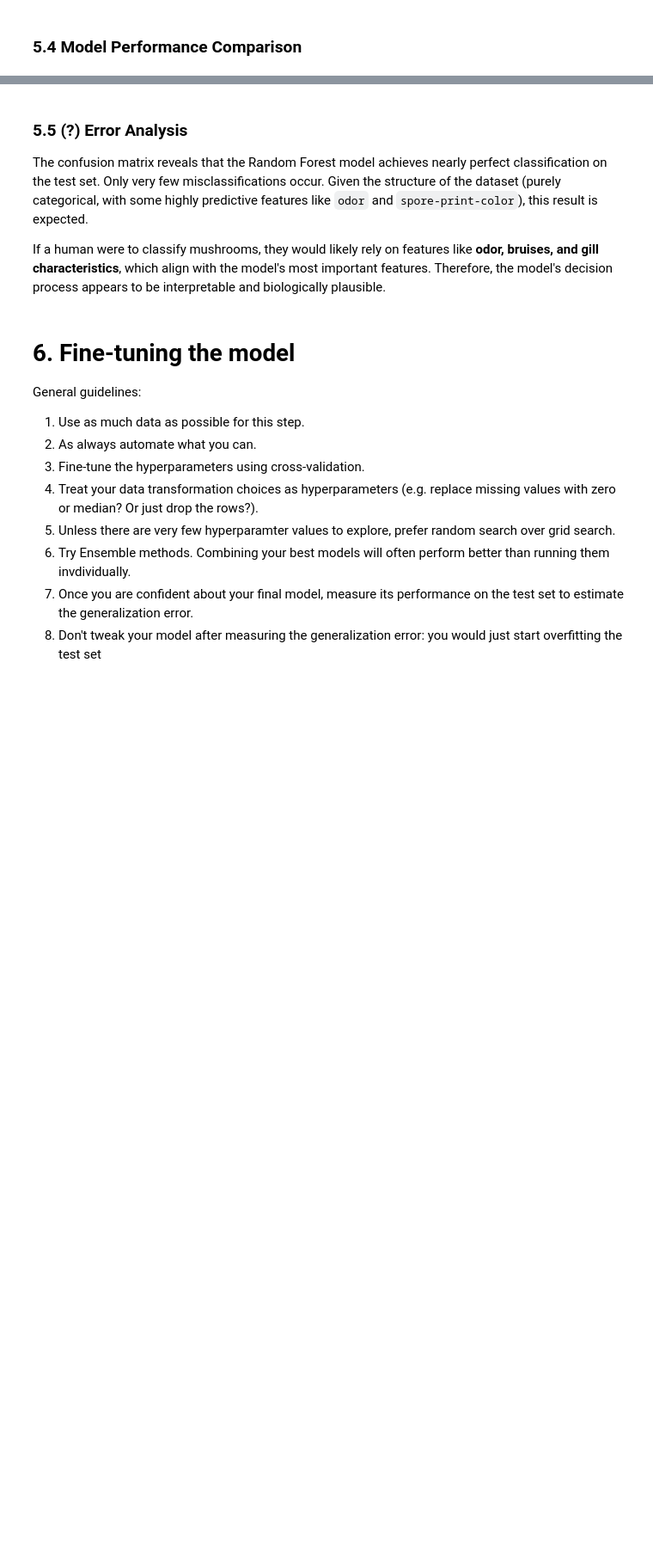
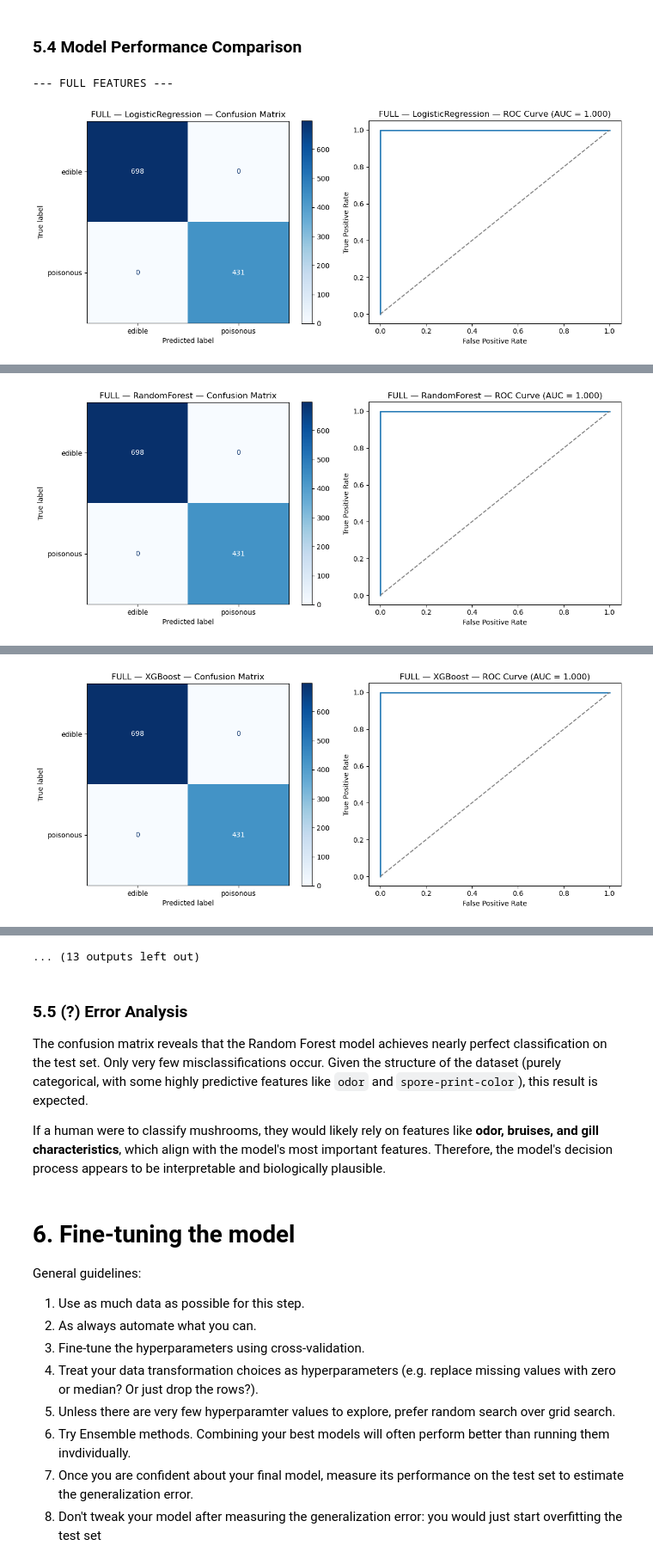
Before and after one commit to alarmedWater/ML, a Jupyter notebook: Abgabe_Gruppe_5/Mushroom Edibility Classification_v3.ipynb, the cells around one changed output, grey strips where cells are left out. Shown at 86% size. Saved outputs shown, nothing was run; the diff lists cells and outputs as text; code cells hidden in the pictures; blank space fills up the shorter version.

```diff
--- a/Abgabe_Gruppe_5/Mushroom Edibility Classification_v3.ipynb
+++ b/Abgabe_Gruppe_5/Mushroom Edibility Classification_v3.ipynb
@@ -687,33 +792,71 @@ def plot_cm_and_roc(clf, X_te, y_te, title):
 # %%
 # FULL FEATURES
 print("\n--- FULL FEATURES ---")
-for name, clf, key in [
-    ('LogisticRegression',      lr_full,    'scl_te'),
-    ('RandomForest',            rf_full,    'ohe_te'),
-    ('XGBoost',                 xgb_full,   'ohe_te'),
-    ('LogisticRegression_tiny', lr_small,   'scl_te'),
-    ('RandomForest_tiny',       rf_small,   'ohe_te'),
-    ('XGBoost_tiny',            xgb_small,  'ohe_te'),
+for name, clf, key, setting in [
+    ('LogisticRegression',      lr_full,   'scl_te',  'baseline'),
+    ('RandomForest',            rf_full,   'ohe_te',  'baseline'),
+    ('XGBoost',                 xgb_full,  'ohe_te',  'baseline'),
+    ('LogisticRegression_tiny', lr_small,  'scl_te',  'small_tuned'),
+    ('RandomForest_tiny',       rf_small,  'ohe_te',  'small_tuned'),
+    ('XGBoost_tiny',            xgb_small, 'ohe_te',  'small_tuned'),
 ]:
-    Xte = prep_all[key]
-    plot_cm_and_roc(clf, Xte, y_test_all, title=f"FULL — {name}")
+    # Test-Features
+    X_te = prep_all[key]
+    # Train-Features: je nachdem ob scaler oder ohe
+    if key == 'scl_te':
+        X_tr, y_tr = prep_all['scl_tr'], y_train_all
+    else:
+        X_tr, y_tr = prep_all['ohe_tr'], y_train_all
+
+    evaluate_and_plot(
+        clf,
+        X_tr, y_tr,
+        X_te, y_test_all,
+        title=f"FULL — {name}",
+        setting_name=setting
+    )
 
 # REDUCED FEATURES
 print("\n--- REDUCED FEATURES ---")
 for name, clf, key in [
-    ('LogisticRegression',      lr_red,        'scl_te'),
-    ('RandomForest',            rf_red,        'ohe_te'),
-    ('XGBoost',                 xgb_red,       'ohe_te'),
+    ('LogisticRegression', lr_red,  'scl_te'),
+    ('RandomForest',       rf_red,  'ohe_te'),
+    ('XGBoost',            xgb_red, 'ohe_te'),
 ]:
-    Xte = prep_red[key]
-    plot_cm_and_roc(clf, Xte, y_test_red, title=f"REDUCED — {name}")
+    X_te = prep_red[key]
+    if key == 'scl_te':
+        X_tr, y_tr = prep_red['scl_tr'], y_train_red
+    else:
+        X_tr, y_tr = prep_red['ohe_tr'], y_train_red
+
+    evaluate_and_plot(
+        clf,
+        X_tr, y_tr,
+        X_te, y_test_red,
+        title=f"REDUCED — {name}",
+        setting_name='baseline'
+    )
 
 # FOREST FEATURES
 print("\n--- FOREST FEATURES ---")
 for name, clf, key in [
-    ('LogisticRegression_forest', lr_forest, 'scl_te'),
-    ('RandomForest_forest',       rf_forest, 'ohe_te'),
-    ('XGBoost_forest',            xgb_forest,'ohe_te'),
+    ('LogisticRegression_forest', lr_forest,  'scl_te'),
+    ('RandomForest_forest',       rf_forest,  'ohe_te'),
+    ('XGBoost_forest',            xgb_forest, 'ohe_te'),
 ]:
-    Xte = prep_small[key]
-    plot_cm_and_roc(clf, Xte, y_test_forest, title=f"FOREST — {name}")
+    X_te = prep_small[key]
+    if key == 'scl_te':
+        X_tr, y_tr = prep_small['scl_tr'], y_train_forest
+    else:
+        X_tr, y_tr = prep_small['ohe_tr'], y_train_forest
+
+    evaluate_and_plot(
+        clf,
+        X_tr, y_tr,
+        X_te, y_test_forest,
+        title=f"FOREST — {name}",
+        setting_name='small_tuned'
+    )
+# %% [output]
+--- FULL FEATURES ---
+[figure, added]
@@ -719,0 +869 @@ for name, clf, key in [
+[figure, added]
@@ -719,0 +876 @@ for name, clf, key in [
+[figure, added]
@@ -720,3 +898,4 @@ for name, clf, key in [
+... (13 outputs left out)
 # %% [markdown]
 ### 5.5 (?) Error Analysis
 
```
Also changed, not shown: parts of 11 cells of this notebook, 7 other files.
